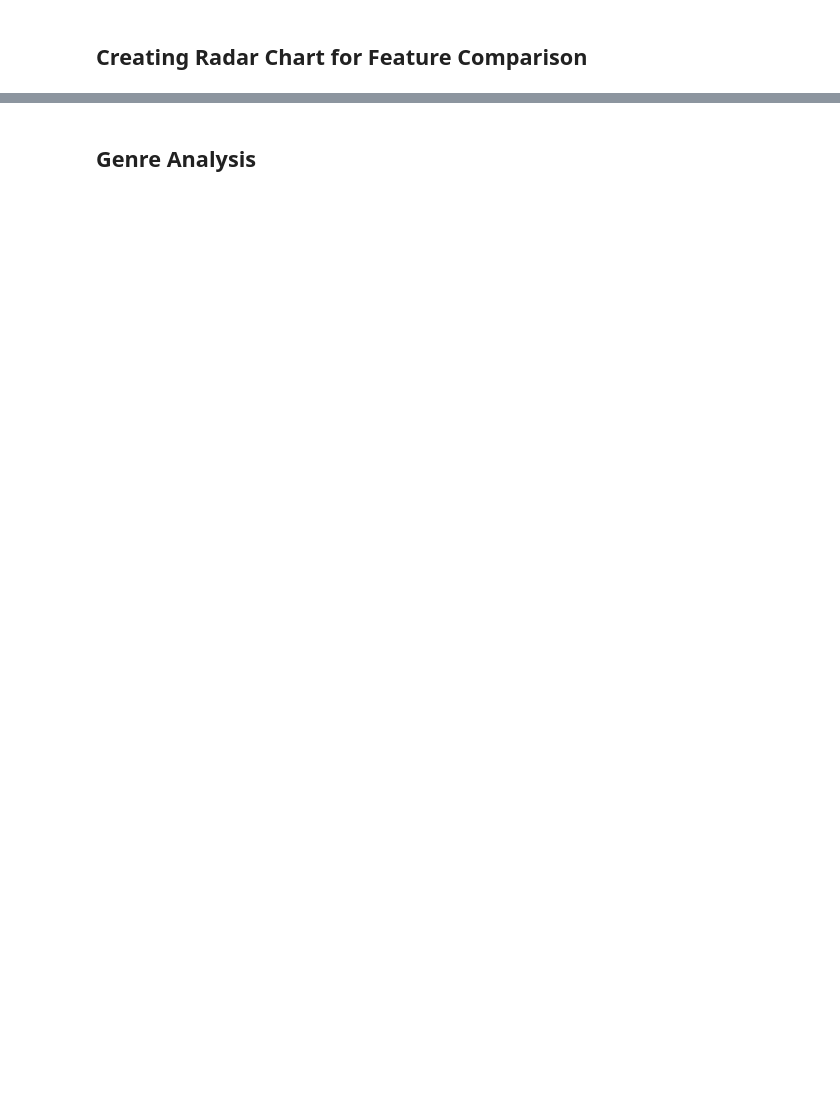
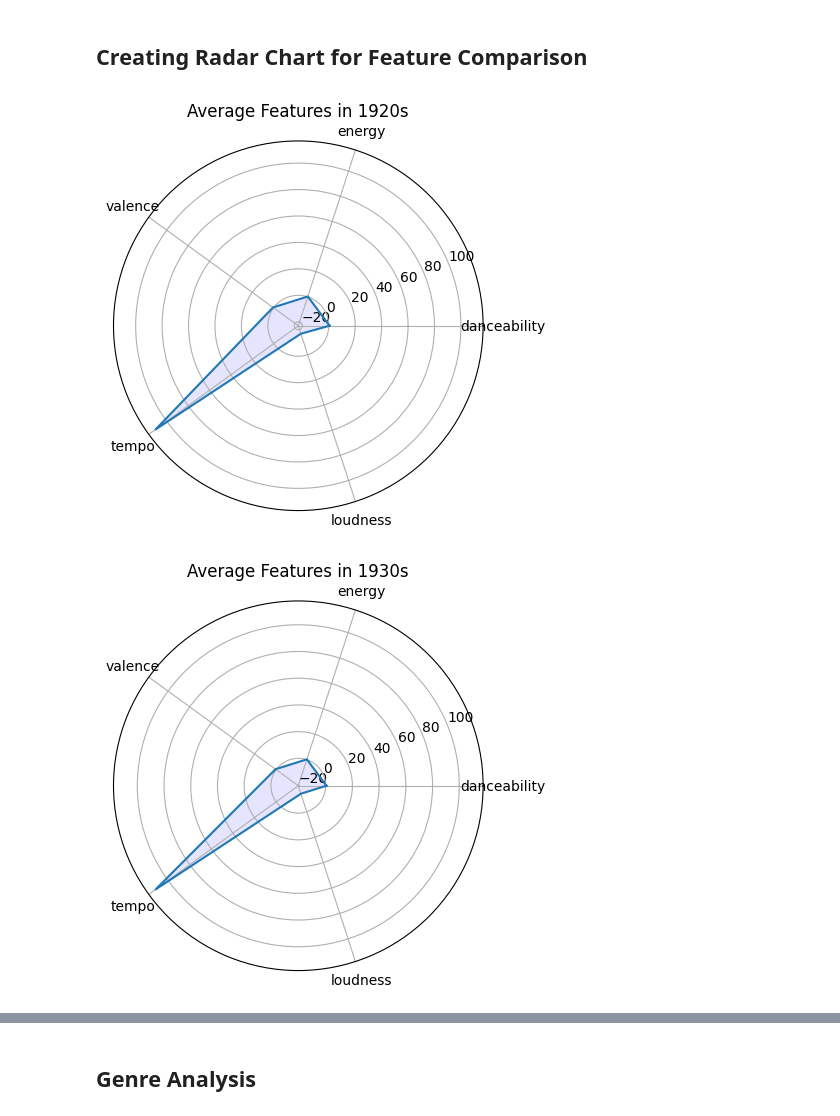
Before and after one commit to lnatysin/cs3654, a Jupyter notebook: p2-music-analysis.ipynb, the cells around one changed output, grey strips where cells are left out. Saved outputs shown, nothing was run; the diff lists cells and outputs as text; code cells hidden in the pictures; blank space fills up the shorter version.

```diff
--- a/p2-music-analysis.ipynb
+++ b/p2-music-analysis.ipynb
@@ -58,2 +78,33 @@ year_data = pd.read_csv('./data/data_by_year.csv')
 # %% [markdown]
 ## Creating Radar Chart for Feature Comparison
+# %%
+from math import pi
+
+# Function to create radar chart
+def create_radar_chart(df, features, title):
+    categories = list(features)
+    N = len(categories)
+
+    values = df[features].mean().tolist()
+    values += values[:1]
+
+    angles = [n / float(N) * 2 * pi for n in range(N)]
+    angles += angles[:1]
+
+    ax = plt.subplot(111, polar=True)
+    plt.xticks(angles[:-1], categories)
+
+    ax.plot(angles, values)
+    ax.fill(angles, values, 'b', alpha=0.1)
+
+    plt.title(title)
+    plt.show()
+
+# Creating radar charts for each decade
+decades = decade_grouped['decade'].unique()
+for decade in decades:
+    df = decade_data[decade_data['decade'] == decade]
+    create_radar_chart(df, features, f'Average Features in {decade}s')
+# %% [output]
+[figure, added]
+[figure, added]
```
Also changed, not shown: parts of 7 cells of this notebook.
